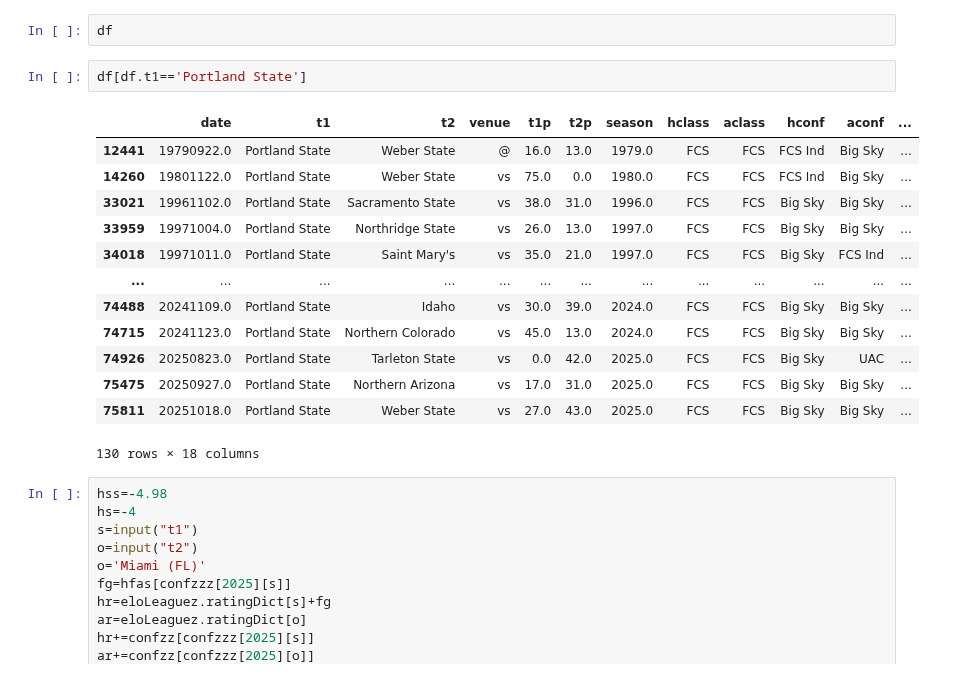
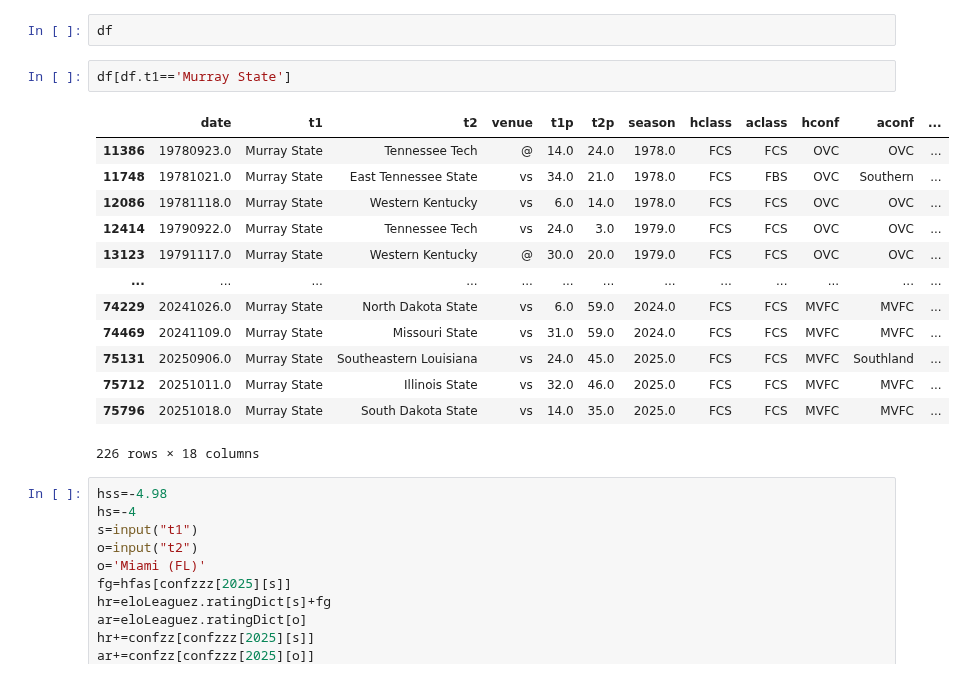
Before and after one commit to easella/ncaaf, a Jupyter notebook: cfb-with-rev.ipynb, the cells around one changed output. Saved outputs shown, nothing was run; the diff lists cells and outputs as text.

```diff
--- a/cfb-with-rev.ipynb
+++ b/cfb-with-rev.ipynb
@@ -1852,21 +1852,21 @@ hfas[confzzz[2025][s]]
 # %%
 df
 # %%
-df[df.t1=='Portland State']
+df[df.t1=='Murray State']
 # %% [output]
 |  | date | t1 | t2 | venue | t1p | t2p | season | hclass | aclass | hconf | aconf | ... |
-| 12441 | 19790922.0 | Portland State | Weber State | @ | 16.0 | 13.0 | 1979.0 | FCS | FCS | FCS Ind | Big Sky | ... |
-| 14260 | 19801122.0 | Portland State | Weber State | vs | 75.0 | 0.0 | 1980.0 | FCS | FCS | FCS Ind | Big Sky | ... |
-| 33021 | 19961102.0 | Portland State | Sacramento State | vs | 38.0 | 31.0 | 1996.0 | FCS | FCS | Big Sky | Big Sky | ... |
-| 33959 | 19971004.0 | Portland State | Northridge State | vs | 26.0 | 13.0 | 1997.0 | FCS | FCS | Big Sky | Big Sky | ... |
-| 34018 | 19971011.0 | Portland State | Saint Mary's | vs | 35.0 | 21.0 | 1997.0 | FCS | FCS | Big Sky | FCS Ind | ... |
+| 11386 | 19780923.0 | Murray State | Tennessee Tech | @ | 14.0 | 24.0 | 1978.0 | FCS | FCS | OVC | OVC | ... |
+| 11748 | 19781021.0 | Murray State | East Tennessee State | vs | 34.0 | 21.0 | 1978.0 | FCS | FBS | OVC | Southern | ... |
+| 12086 | 19781118.0 | Murray State | Western Kentucky | vs | 6.0 | 14.0 | 1978.0 | FCS | FCS | OVC | OVC | ... |
+| 12414 | 19790922.0 | Murray State | Tennessee Tech | vs | 24.0 | 3.0 | 1979.0 | FCS | FCS | OVC | OVC | ... |
+| 13123 | 19791117.0 | Murray State | Western Kentucky | @ | 30.0 | 20.0 | 1979.0 | FCS | FCS | OVC | OVC | ... |
 | ... | ... | ... | ... | ... | ... | ... | ... | ... | ... | ... | ... | ... |
-| 74488 | 20241109.0 | Portland State | Idaho | vs | 30.0 | 39.0 | 2024.0 | FCS | FCS | Big Sky | Big Sky | ... |
-| 74715 | 20241123.0 | Portland State | Northern Colorado | vs | 45.0 | 13.0 | 2024.0 | FCS | FCS | Big Sky | Big Sky | ... |
-| 74926 | 20250823.0 | Portland State | Tarleton State | vs | 0.0 | 42.0 | 2025.0 | FCS | FCS | Big Sky | UAC | ... |
-| 75475 | 20250927.0 | Portland State | Northern Arizona | vs | 17.0 | 31.0 | 2025.0 | FCS | FCS | Big Sky | Big Sky | ... |
-| 75811 | 20251018.0 | Portland State | Weber State | vs | 27.0 | 43.0 | 2025.0 | FCS | FCS | Big Sky | Big Sky | ... |
+| 74229 | 20241026.0 | Murray State | North Dakota State | vs | 6.0 | 59.0 | 2024.0 | FCS | FCS | MVFC | MVFC | ... |
+| 74469 | 20241109.0 | Murray State | Missouri State | vs | 31.0 | 59.0 | 2024.0 | FCS | FCS | MVFC | MVFC | ... |
+| 75131 | 20250906.0 | Murray State | Southeastern Louisiana | vs | 24.0 | 45.0 | 2025.0 | FCS | FCS | MVFC | Southland | ... |
+| 75712 | 20251011.0 | Murray State | Illinois State | vs | 32.0 | 46.0 | 2025.0 | FCS | FCS | MVFC | MVFC | ... |
+| 75796 | 20251018.0 | Murray State | South Dakota State | vs | 14.0 | 35.0 | 2025.0 | FCS | FCS | MVFC | MVFC | ... |
-130 rows × 18 columns
+226 rows × 18 columns
 # %%
 hss=-4.98
 hs=-4
```
